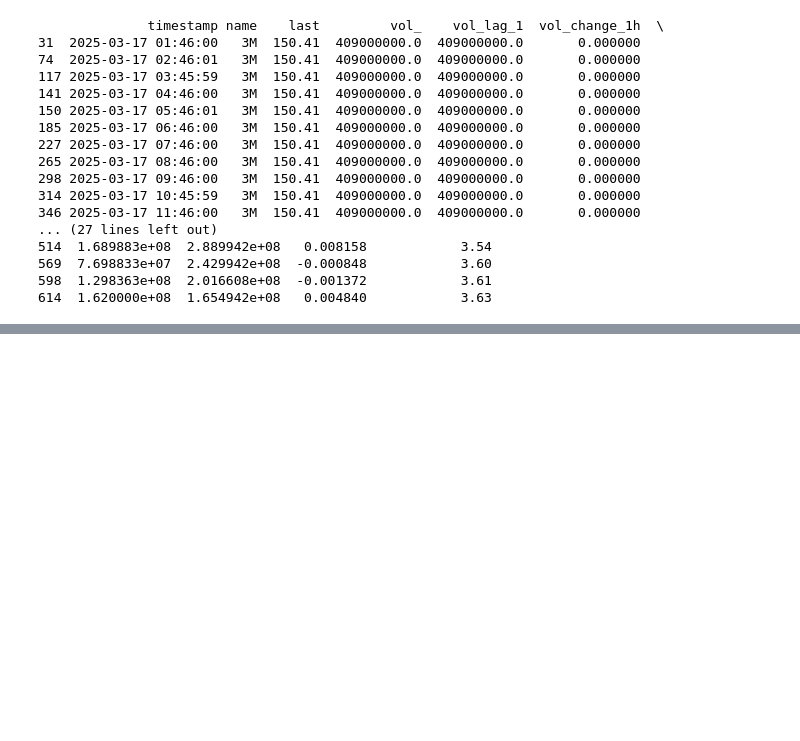
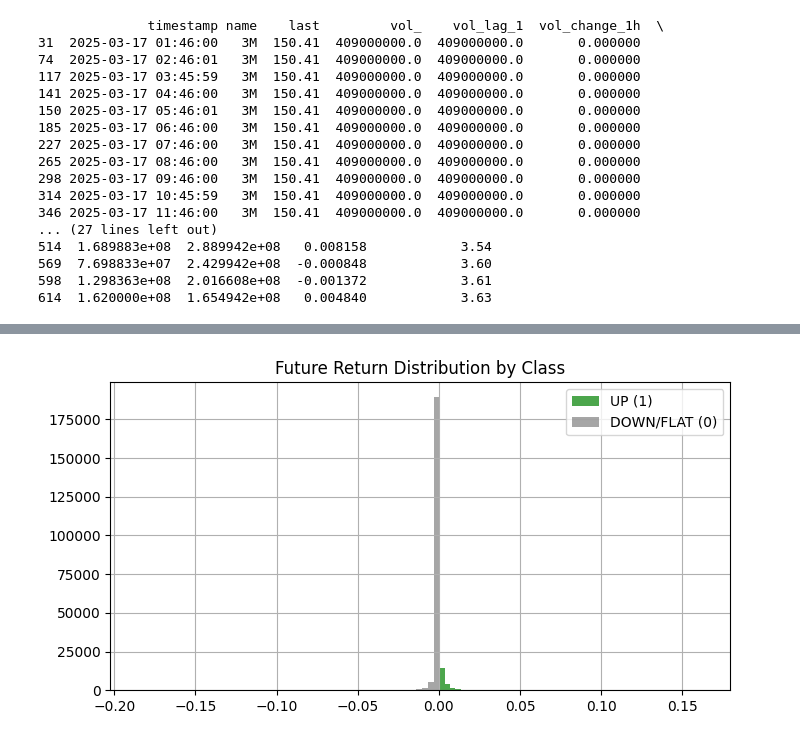
Before and after one commit to ademmrabet/stockmarketforcast, a Jupyter notebook: notebooks/01_exploratory.ipynb, the cells around one changed output, grey strips where cells are left out. Cells and saved outputs as stored; diff of their text form; code cells hidden in the pictures; blank space fills up the shorter version.

```diff
--- a/notebooks/01_exploratory.ipynb
+++ b/notebooks/01_exploratory.ipynb
@@ -169,0 +267,13 @@ print(df_with_features[[
+# %%
+plt.figure(figsize=(8,4))
+df[df["movement_1h"]==1]["future_return_1h"].hist(
+    bins=50, color="green", alpha=0.7, label="UP (1)"
+)
+df[df["movement_1h"]==0]["future_return_1h"].hist(
+    bins=50, color="grey", alpha=0.7, label="DOWN/FLAT (0)"
+)
+plt.legend()
+plt.title("Future Return Distribution by Class")
+plt.show()
+# %% [output]
+[figure, added]
```
Also changed, not shown: parts of 13 cells of this notebook, 8 other files.
